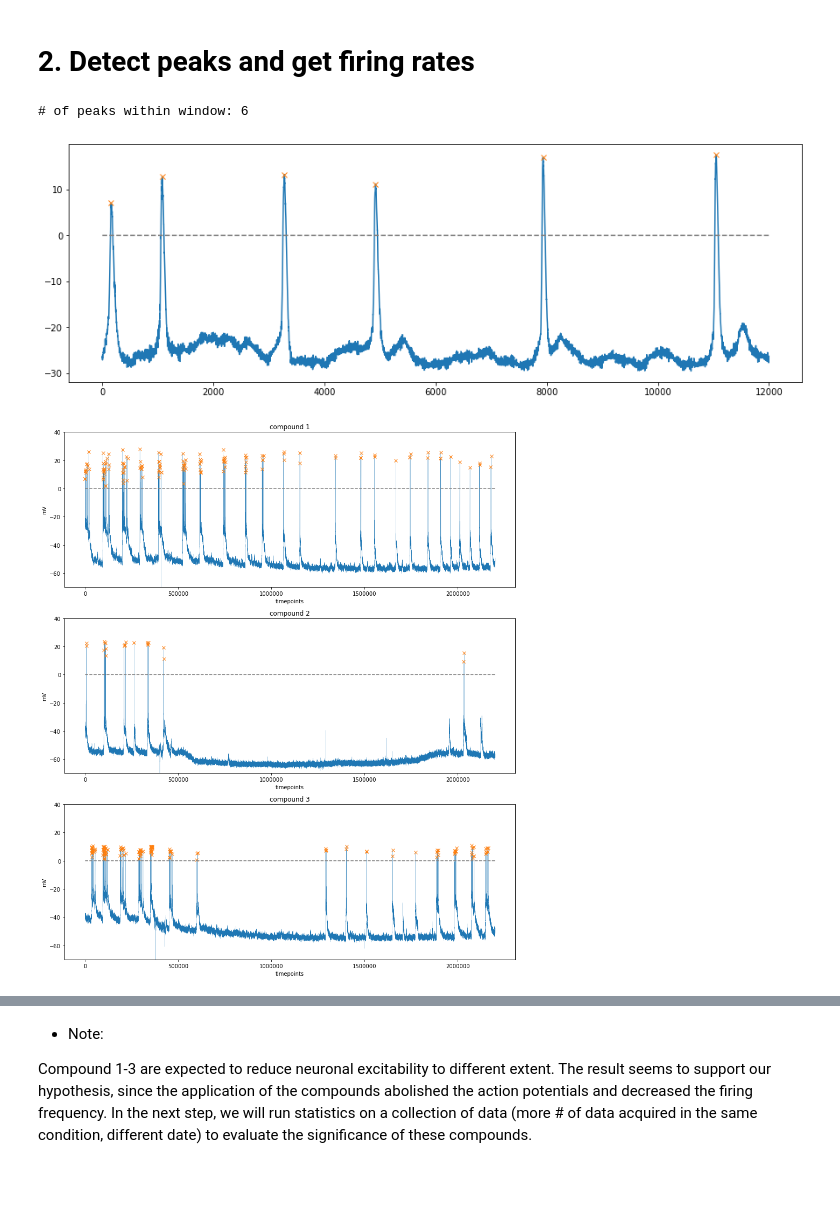
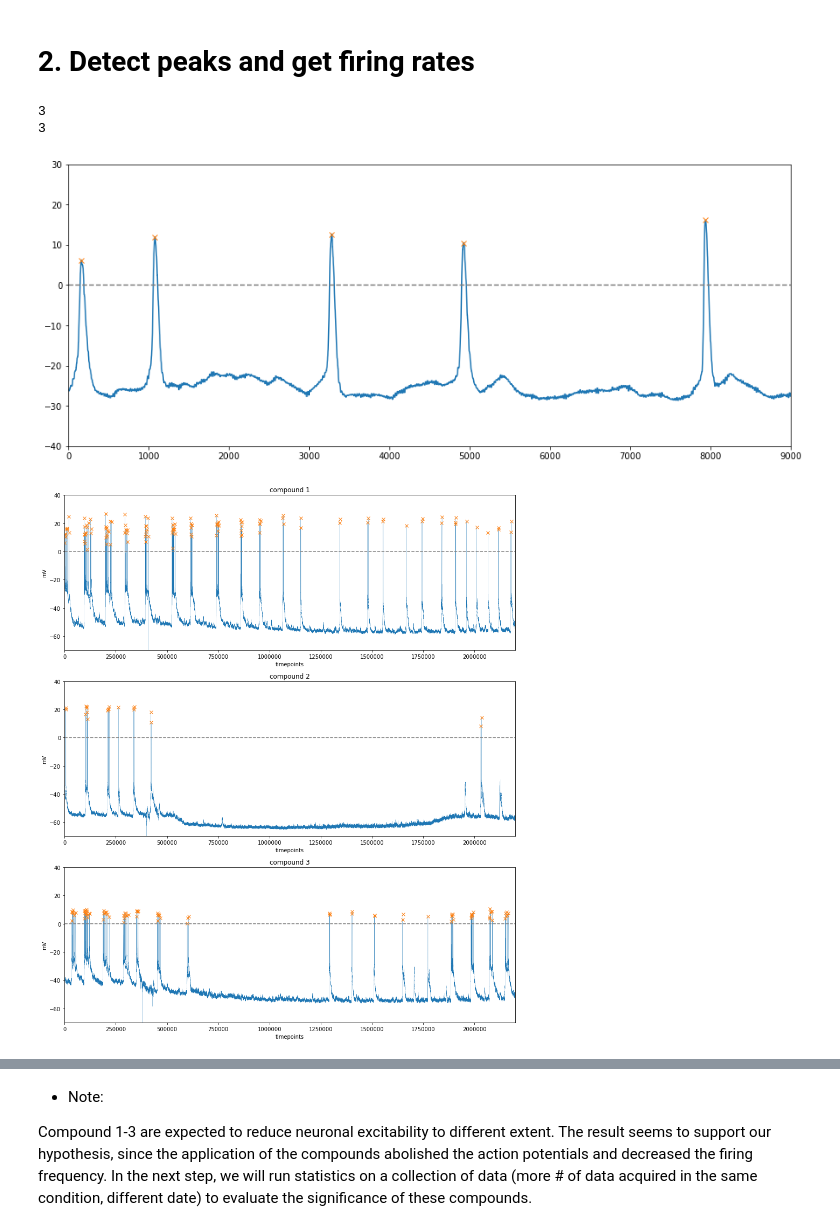
Before and after one commit to soyhyoj/PGlab, a Jupyter notebook: Electrophysiology data analysis/Electrophysiology data analysis.ipynb, the cells around one changed output, grey strips where cells are left out. Drawn from its saved outputs; the diff is of its cells as text; code cells hidden in the pictures; blank space fills up the shorter version.

```diff
--- a/Electrophysiology data analysis/Electrophysiology data analysis.ipynb
+++ b/Electrophysiology data analysis/Electrophysiology data analysis.ipynb
@@ -104,54 +104,66 @@ plt.show()
 # 1. find_peaks: finds all local maxima by comparison of neighboring values
 # 2. medfilt: median filter
 from scipy.signal import find_peaks, medfilt
+# %%
+# Example peak detection
+def get_peaks(trace):
+    # Prepare input as 1-D array
+    val = trace['membrane potential(mV)'].values
+
+    # Apply a median filter to reduce noise
+    val = medfilt(val, kernel_size=15)
+
+    # Find peaks
+    peaks, _ = find_peaks(val, height=0, prominence=2) # peaks: indices of peaks
+
+    return val, peaks
+# %%
+vals = {}
+peaks = {}
+for i in range(len(traces)):
+    # Find peaks
+    vals[i] = get_peaks(traces[i])[0]
+    peaks[i] = get_peaks(traces[i])[1]
+
+print(len(vals))
+print(len(peaks))
+# %% [output]
+3
+3
 # %%
 # Example peak detection
-# Prepare input as 1-D array
-val = traces[0]['membrane potential(mV)'].values[:12000]
-
-# Find peaks
-peaks, _ = find_peaks(val, height=0, prominence=2) # peaks: indices of peaks
-print(f'# of peaks within window: {len(peaks)}')
-
-# Apply a median filter to reduce noise
-medfilt(val, kernel_size=39)
+example_vals = vals[0]
+example_peaks = peaks[0]
 
 # Plot the peaks and threshold line on top of the trace
-plt.figure(figsize=(15,5))
-plt.plot(val)  # trace
-plt.plot(peaks, val[peaks], "x")  # peaks
-plt.plot(np.zeros_like(val), "--", color="gray")  # height
+plt.figure(figsize=(15,6))
+plt.plot(example_vals)  # trace
+plt.plot(example_peaks, example_vals[example_peaks], "x")  # peaks
+plt.plot(np.zeros_like(example_vals), "--", color="gray")  # height
+plt.xlim(0,9000)
+plt.ylim(-40,30)
 plt.show()
 # %% [output]
-# of peaks within window: 6
-[figure, old version]
+[figure, new version]
 # %%
 # Detect peaks from all three traces and plot the result
 fig,ax= plt.subplots(3, 1, figsize=(15,18))
 plt.subplots_adjust(hspace=.2)
 
 for i, trace in enumerate(traces):
-    # Prepare input as 1-D array
-    val = traces[i]['membrane potential(mV)'].values[:2200000]
-
-    # Find peaks
-    peaks, _ = find_peaks(val, height=0, prominence=1)
-
-    # Apply a median filter to reduce noise
-    medfilt(val, kernel_size=39)
-
     # Plot the peaks and threshold line on top of the trace
-    ax[i].plot(val, linewidth=0.2)  # trace
-    ax[i].plot(peaks, val[peaks], "x")  # peaks
-    ax[i].plot(np.zeros_like(val), "--", color="gray")  # height
+    ax[i].plot(vals[i], linewidth=0.2)  # trace
+    ax[i].plot(peaks[i], vals[i][peaks[i]], "x")  # peaks
+    ax[i].plot(np.zeros_like(vals[i]), "--", color="gray")  # height
     ax[i].set_ylim(-70,40)
+    ax[i].set_xlim(0,2200000)
     ax[i].set_xlabel('timepoints')
     ax[i].set_ylabel('mV')
     ax[i].set_title(f'compound {i+1}')
 
 plt.show()
 # %% [output]
-[figure, old version]
+[figure, new version]
 # %%
 # Count the peaks by every 20000 timepoints in x-axis (= 1 seconds)
 bins = np.arange(0,2400000,20000)
```
Also changed, not shown: parts of 18 cells of this notebook.
